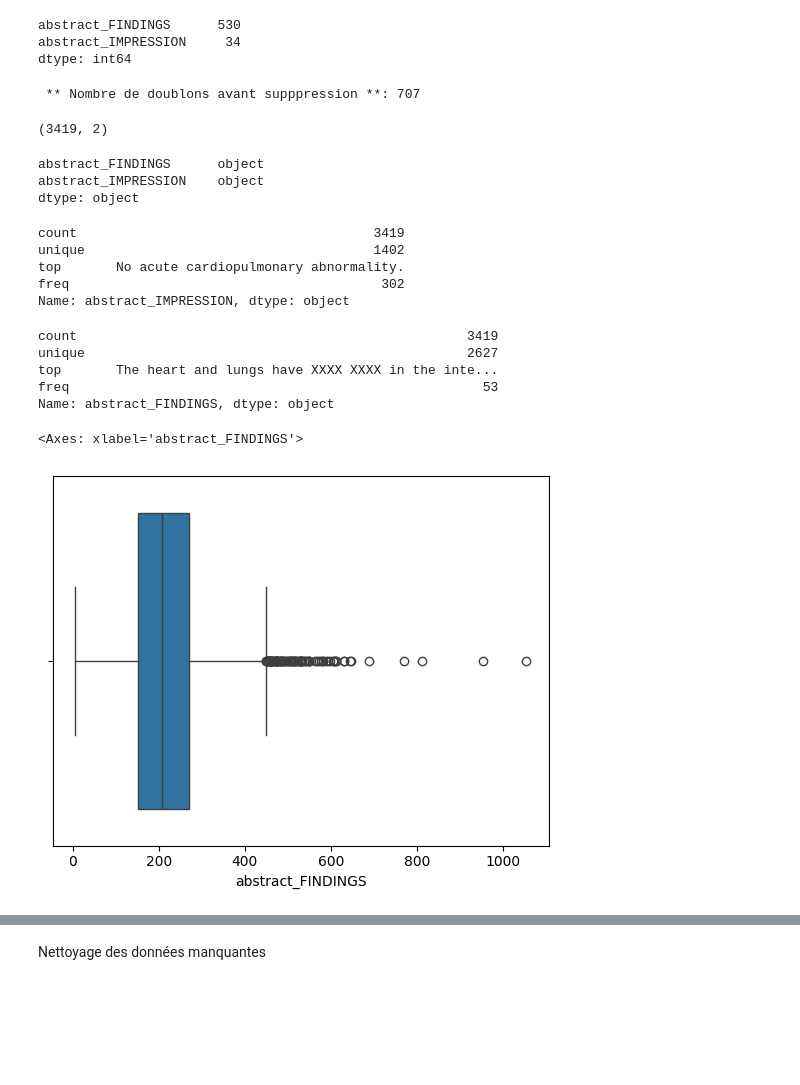
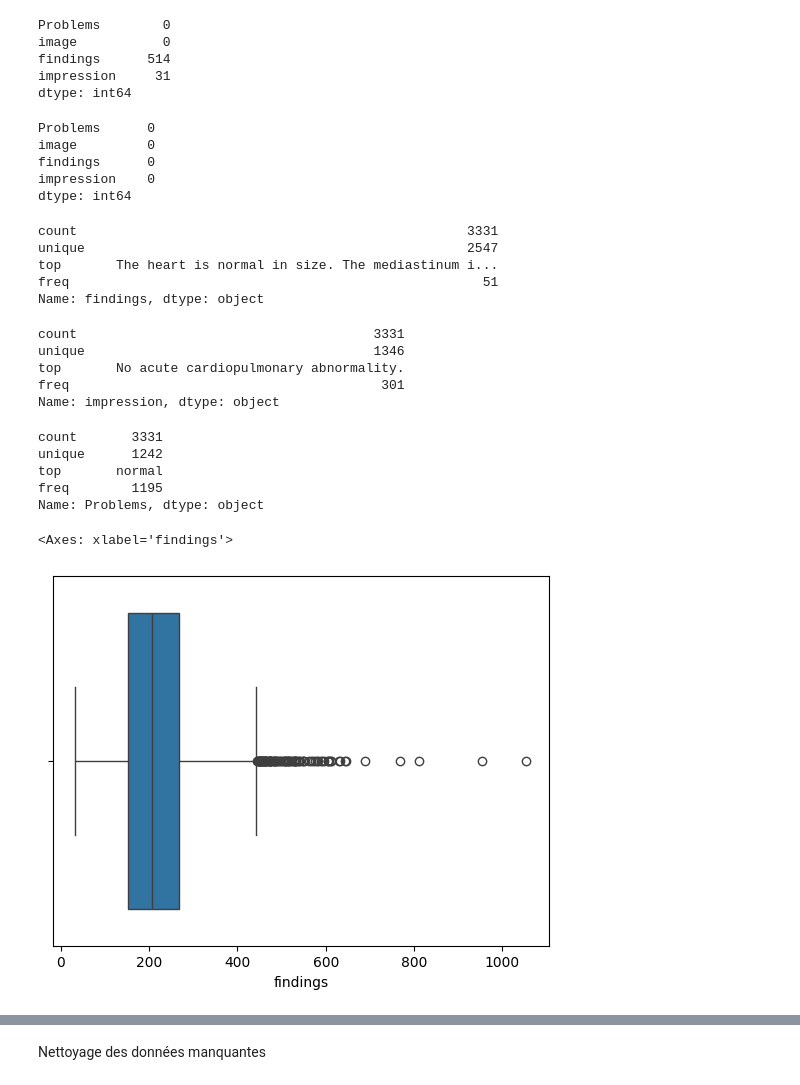
Before and after one commit to sow19/Detection-d-anomalies, a Jupyter notebook: code_source/pretraitement/data_analyse_dataset1.ipynb, the cells around one changed output, grey strips where cells are left out. Drawn from its saved outputs; the diff is of its cells as text; code cells hidden in the pictures; blank space fills up the shorter version.

```diff
--- a/code_source/pretraitement/data_analyse_dataset1.ipynb
+++ b/code_source/pretraitement/data_analyse_dataset1.ipynb
@@ -8,4 +8,4 @@ from wordcloud import WordCloud
 # %%
-data_path = "../../ressources/raw_data.csv"
+data_path = "../../ressources/indiana_reports.csv"
 data = pd.read_csv(data_path)
 # %%
@@ -31,7 +20,7 @@ memory usage: 432.7+ KB
 # %%
-columns_to_remove = ["specialty","pmcId","licenseType","articleDate","articleType","publisher","language","authors","abstract_COMPARISON","uId","mesh_major","abstract_INDICATION"]
+columns_to_remove = ["uid","MeSH","comparison","indication"]
 data = data.drop(columns=columns_to_remove)
 print("Données après suppression des colonnes :")
-data.info()
+data.head()
 # %% [output]
 Données après suppression des colonnes :
@@ -61,45 +47,50 @@ data.head()
 missing_values = data.isnull().sum()
 print(missing_values)
 # %% [output]
-abstract_FINDINGS      530
-abstract_IMPRESSION     34
+Problems        0
+image           0
+findings      514
+impression     31
 dtype: int64
 # %%
-data = data.dropna(subset=['abstract_FINDINGS','abstract_IMPRESSION'])
+data = data.dropna(subset=['findings','impression'])
-# %%
-print("\n ** Nombre de doublons avant supppression **:",data.duplicated().sum())
-# %% [output]
- ** Nombre de doublons avant supppression **: 707
 # %%
-data.shape
+missing_values = data.isnull().sum()
+print(missing_values)
 # %% [output]
-(3419, 2)
+Problems      0
+image         0
+findings      0
+impression    0
+dtype: int64
-# %%
-data.dtypes
-# %% [output]
-abstract_FINDINGS      object
-abstract_IMPRESSION    object
-dtype: object
 # %%
-data.abstract_IMPRESSION.describe()
+data.findings.describe()
 # %% [output]
-count                                      3419
-unique                                     1402
-top       No acute cardiopulmonary abnormality.
-freq                                        302
-Name: abstract_IMPRESSION, dtype: object
+count                                                  3331
+unique                                                 2547
+top       The heart is normal in size. The mediastinum i...
+freq                                                     51
+Name: findings, dtype: object
 # %%
-data.abstract_FINDINGS.describe()
+data.impression.describe()
 # %% [output]
-count                                                  3419
-unique                                                 2627
-top       The heart and lungs have XXXX XXXX in the inte...
-freq                                                     53
-Name: abstract_FINDINGS, dtype: object
+count                                      3331
+unique                                     1346
+top       No acute cardiopulmonary abnormality.
+freq                                        301
+Name: impression, dtype: object
+# %%
+data.Problems.describe()
+# %% [output]
+count       3331
+unique      1242
+top       normal
+freq        1195
+Name: Problems, dtype: object
 # %%
-tmp = data.abstract_FINDINGS.str.len()
+tmp = data.findings.str.len()
 sns.boxplot(x=tmp)
 # %% [output]
-<Axes: xlabel='abstract_FINDINGS'>
+<Axes: xlabel='findings'>
-[figure, old version]
+[figure, new version]
 # %%
```
Also changed, not shown: parts of 11 cells of this notebook, 4 other files.
